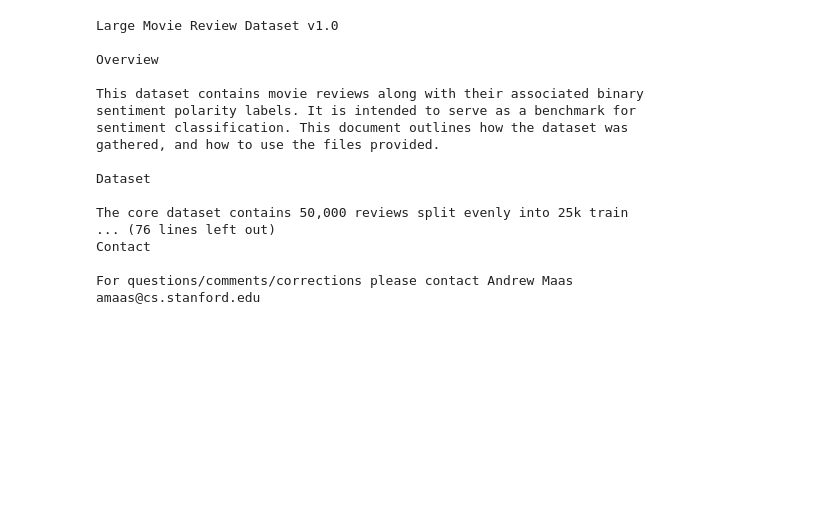
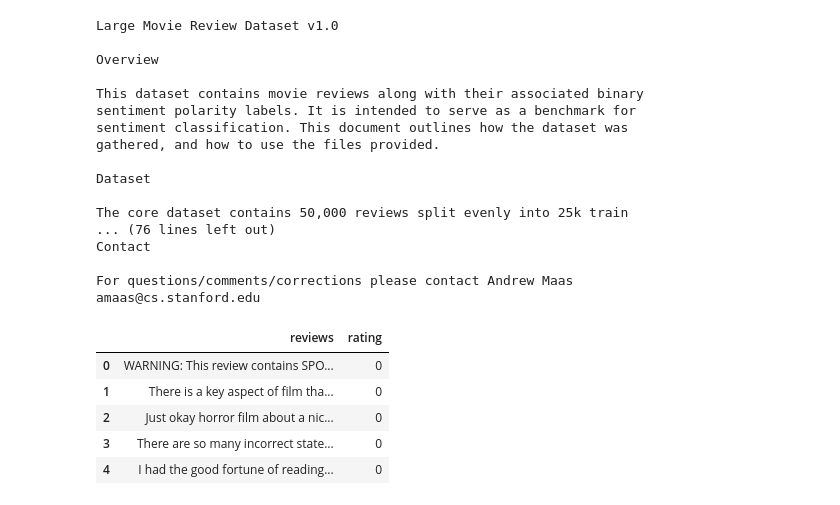
Before and after one commit to ajits-github/Reseach_With_Deep_Learning, a Jupyter notebook: Comparison_and_Evaluation_of_Natural_Language_Datasets.ipynb, the cells around one changed output. Cells and saved outputs as stored; diff of their text form; code cells hidden in the pictures; blank space fills up the shorter version.

Commit message:
dataframe

```diff
--- a/Comparison_and_Evaluation_of_Natural_Language_Datasets.ipynb
+++ b/Comparison_and_Evaluation_of_Natural_Language_Datasets.ipynb
@@ -81,0 +89,24 @@ amaas@cs.stanford.edu
+# %%
+folders = {"neg":"0", "pos":"1"}
+# %%
+reviews = []
+ratings = []
+# %%
+for folder, rating in folders.items():
+  folder_path = os.path.join(base_path, folder)
+  for file in os.listdir(folder_path):
+    with open(os.path.join(folder_path, file), "r") as ff:
+      data = ff.read()
+      reviews.append(data)
+      ratings.append(rating)
+# %%
+df = pd.DataFrame({"reviews":reviews,"rating":ratings})
+# %%
+df.head()
+# %% [output]
+|  | reviews | rating |
+| 0 | WARNING: This review contains SPO... | 0 |
+| 1 | There is a key aspect of film tha... | 0 |
+| 2 | Just okay horror film about a nic... | 0 |
+| 3 | There are so many incorrect state... | 0 |
+| 4 | I had the good fortune of reading... | 0 |
```
Also changed, not shown: parts of 8 cells of this notebook.
